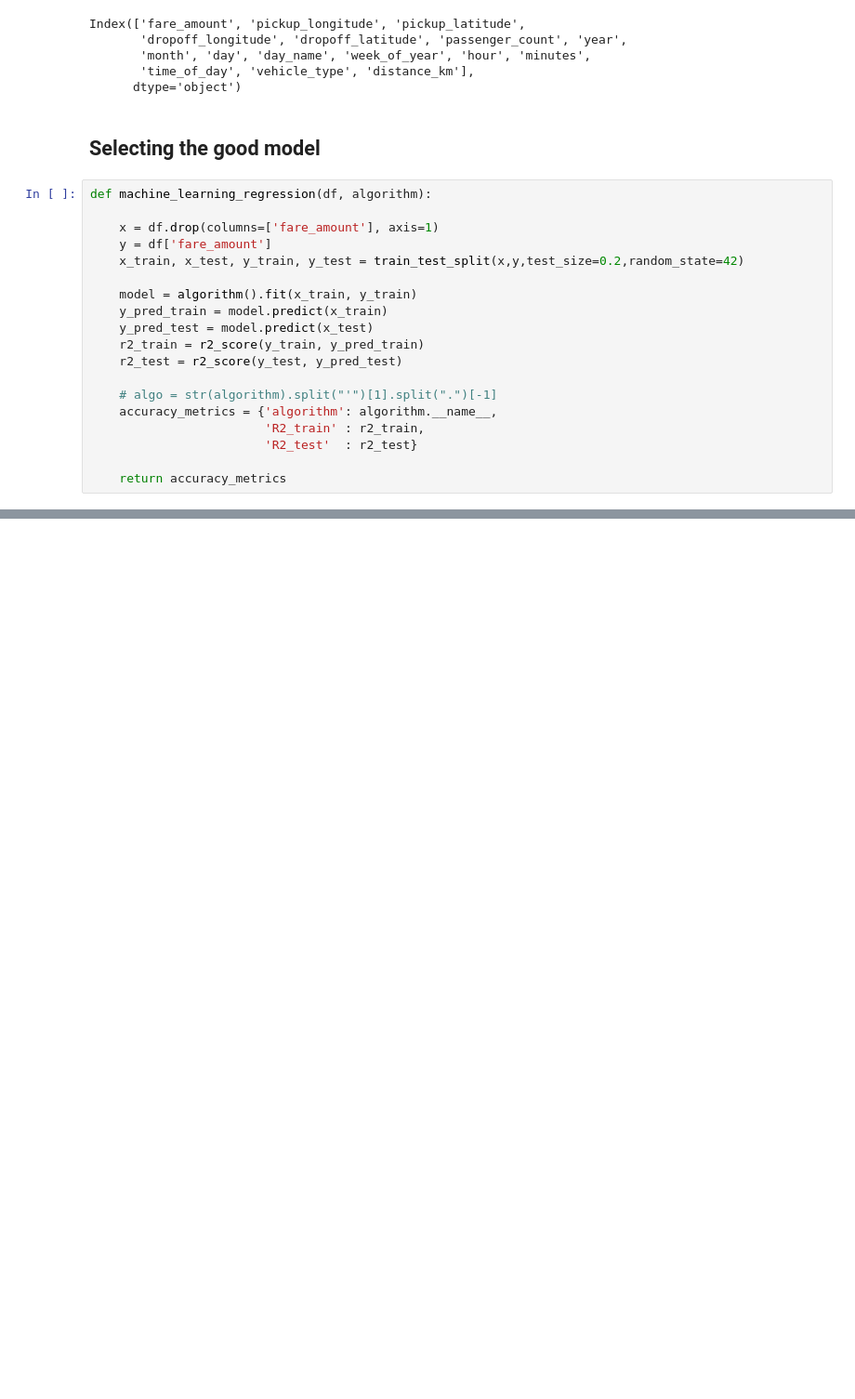
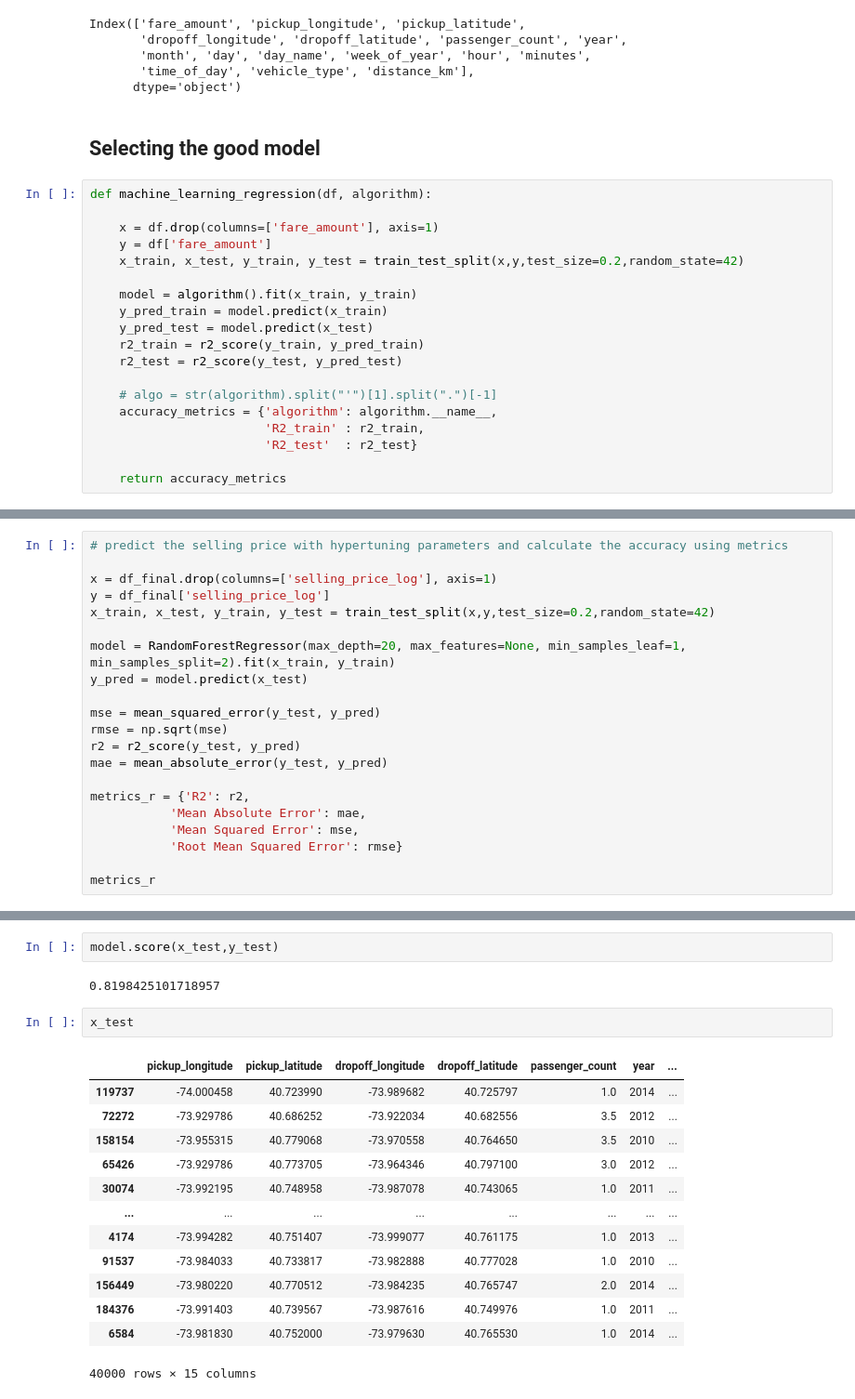
Before and after one commit to AJAYVISWA22/Uber-Fare-Prediction, a Jupyter notebook: Data_EXP.ipynb, the cells around one changed output, grey strips where cells are left out. Shown at 93% size. Drawn from its saved outputs; the diff is of its cells as text; blank space fills up the shorter version.

```diff
--- a/Data_EXP.ipynb
+++ b/Data_EXP.ipynb
@@ -1330,0 +1505,21 @@ print(machine_learning_regression(df_final, XGBRegressor))
+# %%
+# predict the selling price with hypertuning parameters and calculate the accuracy using metrics
+
+x = df_final.drop(columns=['selling_price_log'], axis=1)
+y = df_final['selling_price_log']
+x_train, x_test, y_train, y_test = train_test_split(x,y,test_size=0.2,random_state=42)
+
+model = RandomForestRegressor(max_depth=20, max_features=None, min_samples_leaf=1, min_samples_split=2).fit(x_train, y_train)
+y_pred = model.predict(x_test)
+
+mse = mean_squared_error(y_test, y_pred)
+rmse = np.sqrt(mse)
+r2 = r2_score(y_test, y_pred)
+mae = mean_absolute_error(y_test, y_pred)
+
+metrics_r = {'R2': r2,
+           'Mean Absolute Error': mae,
+           'Mean Squared Error': mse,
+           'Root Mean Squared Error': rmse}
+
+metrics_r
@@ -1330,0 +1579,20 @@ print(machine_learning_regression(df_final, XGBRegressor))
+# %%
+model.score(x_test,y_test)
+# %% [output]
+0.8198425101718957
+# %%
+x_test
+# %% [output]
+|  | pickup_longitude | pickup_latitude | dropoff_longitude | dropoff_latitude | passenger_count | year | ... |
+| 119737 | -74.000458 | 40.723990 | -73.989682 | 40.725797 | 1.0 | 2014 | ... |
+| 72272 | -73.929786 | 40.686252 | -73.922034 | 40.682556 | 3.5 | 2012 | ... |
+| 158154 | -73.955315 | 40.779068 | -73.970558 | 40.764650 | 3.5 | 2010 | ... |
+| 65426 | -73.929786 | 40.773705 | -73.964346 | 40.797100 | 3.0 | 2012 | ... |
+| 30074 | -73.992195 | 40.748958 | -73.987078 | 40.743065 | 1.0 | 2011 | ... |
+| ... | ... | ... | ... | ... | ... | ... | ... |
+| 4174 | -73.994282 | 40.751407 | -73.999077 | 40.761175 | 1.0 | 2013 | ... |
+| 91537 | -73.984033 | 40.733817 | -73.982888 | 40.777028 | 1.0 | 2010 | ... |
+| 156449 | -73.980220 | 40.770512 | -73.984235 | 40.765747 | 2.0 | 2014 | ... |
+| 184376 | -73.991403 | 40.739567 | -73.987616 | 40.749976 | 1.0 | 2011 | ... |
+| 6584 | -73.981830 | 40.752000 | -73.979630 | 40.765530 | 1.0 | 2014 | ... |
+40000 rows × 15 columns
```
Also changed, not shown: parts of 52 cells of this notebook.
